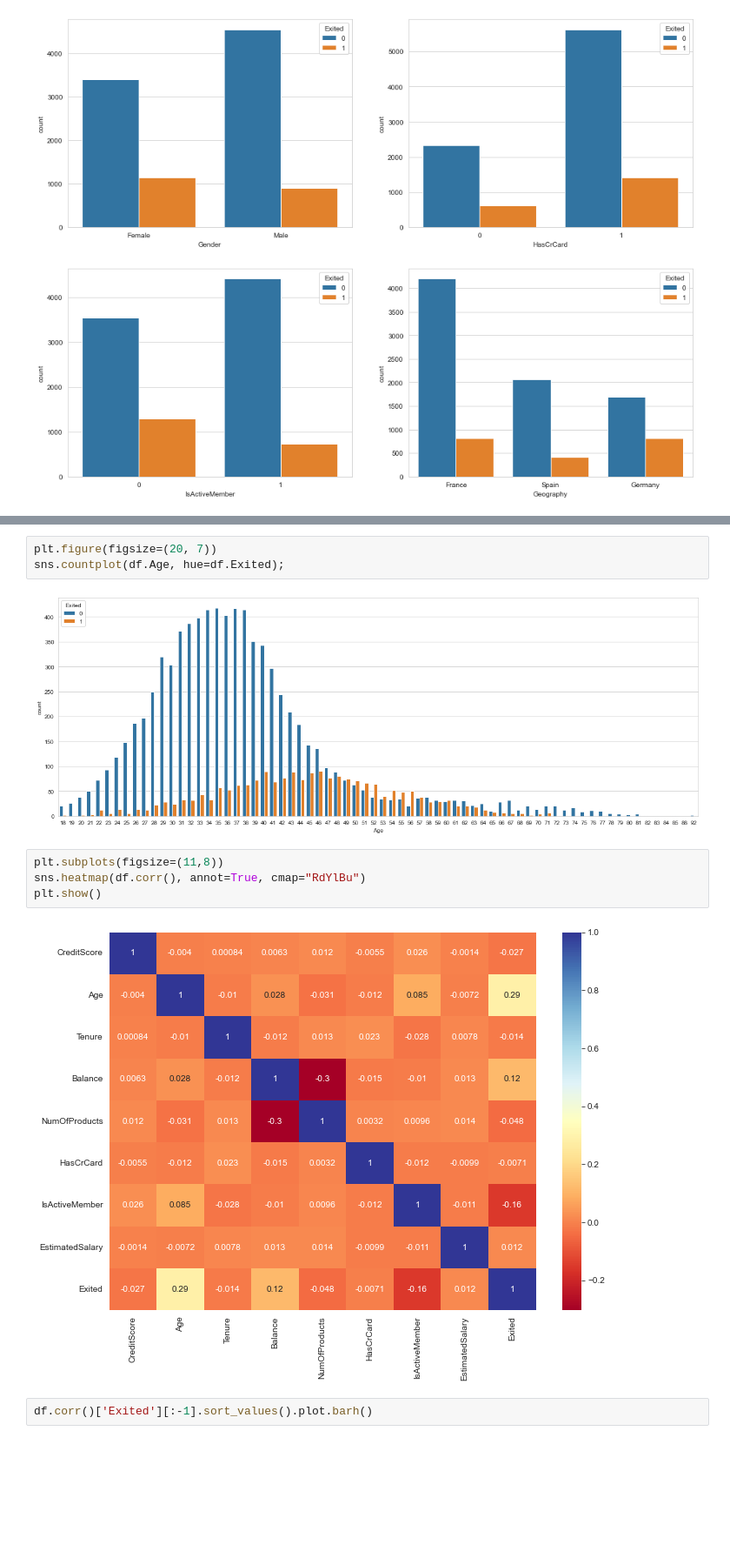
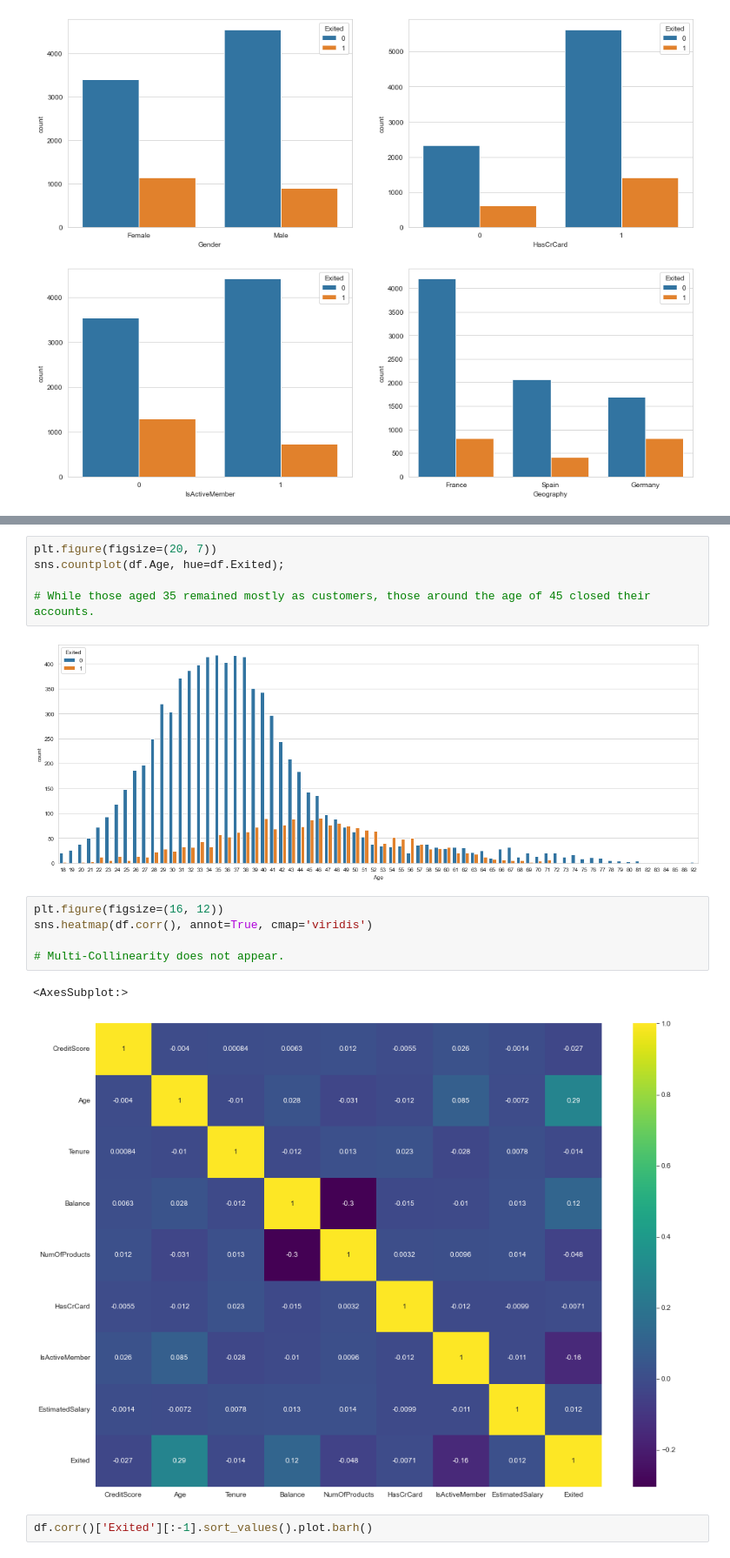
Before and after one commit to neslihanyetik/Deep-Learning-Projects, a Jupyter notebook: 01-Churn Prediction for Bank Customer (ANN)/Churn Prediction for Bank Customer.ipynb, the cells around one changed output, grey strips where cells are left out. Shown: that part at 87% size. Drawn from its saved outputs; the diff is of its cells as text; blank space fills up the shorter version.

```diff
--- a/01-Churn Prediction for Bank Customer (ANN)/Churn Prediction for Bank Customer.ipynb
+++ b/01-Churn Prediction for Bank Customer (ANN)/Churn Prediction for Bank Customer.ipynb
@@ -146,14 +168,18 @@ for i in cat_list:
 # %%
 plt.figure(figsize=(20, 7))
 sns.countplot(df.Age, hue=df.Exited);
+
+# While those aged 35 remained mostly as customers, those around the age of 45 closed their accounts.
 # %% [output]
 [figure]
 # %%
-plt.subplots(figsize=(11,8))
-sns.heatmap(df.corr(), annot=True, cmap="RdYlBu")
-plt.show()
+plt.figure(figsize=(16, 12))
+sns.heatmap(df.corr(), annot=True, cmap='viridis')
+
+# Multi-Collinearity does not appear.
 # %% [output]
+<AxesSubplot:>
-[figure, old version]
+[figure, new version]
 # %%
 df.corr()['Exited'][:-1].sort_values().plot.barh()
 # %% [output]
```
Also changed, not shown: parts of 32 cells of this notebook.
